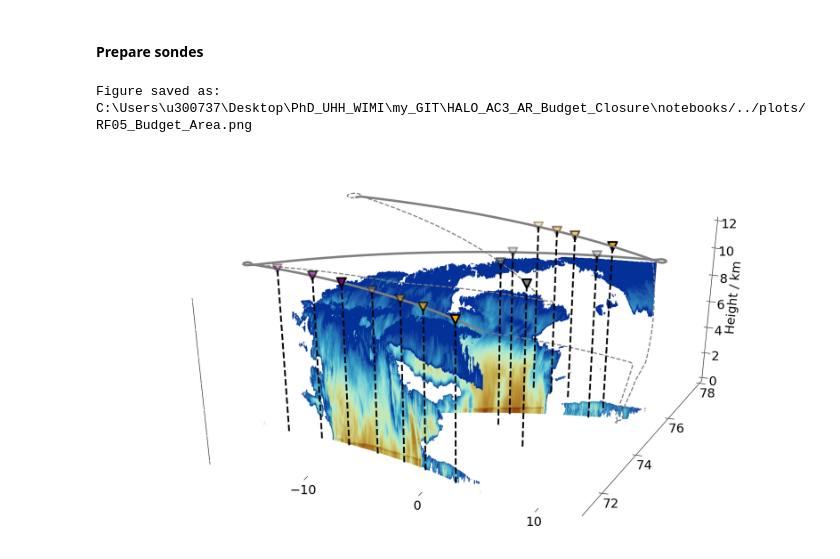
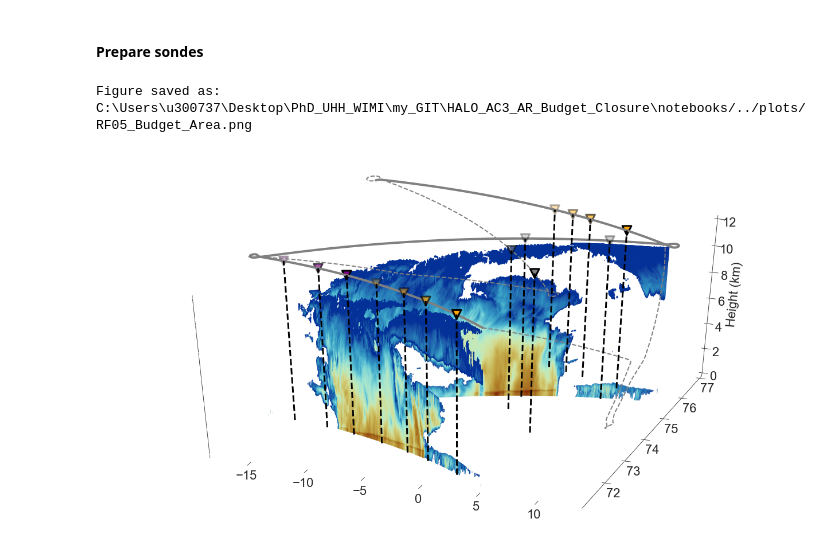
Before and after one commit to hdorff94/HALO_AC3_AR_Budget_Closure, a Jupyter notebook: notebooks/internal_radar_precipitation.ipynb, the cells around one changed output. Drawn from its saved outputs; the diff is of its cells as text; code cells hidden in the pictures.

```diff
--- a/notebooks/internal_radar_precipitation.ipynb
+++ b/notebooks/internal_radar_precipitation.ipynb
@@ -55,11 +55,11 @@ class HiddenPrints:
 campaign="HALO_AC3"
 ar_of_day="AR_entire_1"
 flight=["RF05"]
-reflectivity_for_snow="Z_e"
+reflectivity_for_snow="Z_g"
 sector_to_plot="warm"
 take_arbitary=True
 do_plotting=True
-calibrated_radar=True
+calibrated_radar=False
 
 from simplified_flight_leg_handling import simplified_run_grid_main
 with HiddenPrints():
@@ -801,7 +752,6 @@ else:
 from mpl_toolkits.mplot3d import Axes3D  # noqa: F401 unused import
 
 from matplotlib.collections import LineCollection
-#from matplotlib import cbook
 from matplotlib import cm
 from matplotlib.colors import LightSource
 from cmcrameri import cm as cmaeri
@@ -824,9 +774,6 @@ else:
     curved_radar=processed_radar.sel({"time":slice(time_start,time_end)})
 
 # Radar period
-
-#time_start=pd.Timestamp(inflow_times[0])#-pd.Timedelta("10min")
-#time_end  =pd.Timestamp(outflow_times[-1])#+pd.Timedelta("10min")
 curved_radar=pd.DataFrame(data=np.array(processed_radar["dBZg"][:]),
                           index=pd.DatetimeIndex(np.array(processed_radar["dBZg"].time[:])),
                           columns=np.array(processed_radar["height"][:]))
@@ -849,39 +796,10 @@ outflow_end_ind=curved_radar.index.get_loc(outflow_times[-1]).start
 
 
 fig, ax = plt.subplots(subplot_kw=dict(projection='3d'),figsize=(22,12))
-
-#ax = plt.axes(projection="3d", xlim=[curved_radar["lon"].values.min()-1,
-#                                     curved_radar["lon"].values.max()+1],
-#            ylim=[curved_radar["lat"].values.min()-1,curved_radar["lat"].values.max()+1],
-#            zlim=[0, 12])
-
-#target_projection = ccrs.PlateCarree()
-#feature = cartopy.feature.NaturalEarthFeature("physical", "coastline", "50m")
-#geoms = feature.geometries()#
-
-#geoms = [target_projection.project_geometry(geom, feature.crs)
-#         for geom in geoms]
-
-#paths = list(itertools.chain.from_iterable(geos_to_path(geom) for geom in geoms))
-
-# At this point, we start working around mpl3d's slightly broken interfaces.
-# So we produce a LineCollection rather than a PathCollection.
-#segments = []
-#for path in paths:
-#    vertices = [vertex for vertex, _ in path.iter_segments()]
-#    vertices = np.asarray(vertices)
-#    segments.append(vertices)
-
-#lc = LineCollection(segments, color="black", zorder=0)
-
-#ax.add_collection3d(lc)
-
 # Plot dropsonde profiles
 sector_colors={"warm_sector":"orange",
               "cold_sector":"purple",
               "internal":"grey"}
-
-                                               #sonde=pd.DataFrame(data=np.nan,columns=["alt","lat","lon"])
 ax.scatter(x_contour[inflow_st_ind:inflow_end_ind,:].flatten(),y_contour[inflow_st_ind:inflow_end_ind,:].flatten(),
            z_contour[inflow_st_ind:inflow_end_ind,:].flatten()/1000,s=0.1,
           c=np.array(curved_radar.iloc[inflow_st_ind:inflow_end_ind,:].values[:]),cmap=cmaeri.roma_r,vmin=-30,vmax=30,
@@ -890,11 +808,9 @@ ax.scatter(x_contour[internal_st_ind:internal_end_ind,:].flatten(),y_contour[int
            z_contour[internal_st_ind:internal_end_ind,:].flatten()/1000,s=0.1,
           c=np.array(curved_radar.iloc[internal_st_ind:internal_end_ind,:].values[:]),cmap=cmaeri.roma_r,vmin=-30,vmax=30,
            zorder=1)
-
 #ax.scatter(x_contour[outflow_st_ind:outflow_end_ind,:].flatten(),y_contour[outflow_st_ind:outflow_end_ind,:].flatten(),
-#           z_contour[outflow_st_ind:outflow_end_ind,:].flatten()/1000,s=0.1,
-#          c=np.array(curved_radar.iloc[outflow_st_ind:outflow_end_ind,:].values[:]),cmap=cmaeri.roma_r,vmin=-30,vmax=30,
-#           zorder=0)
+#       z_contour[outflow_st_ind:outflow_end_ind,:].flatten()/1000,s=0.1,
+#       c=np.array(curved_radar.iloc[outflow_st_ind:outflow_end_ind,:].values[:]),cmap=cmaeri.roma_r,vmin=-30,vmax=30,zorder=0)
 ax.plot(radar_ds["lon"],radar_ds["lat"],z.mean()/1000,color="grey",linewidth=2,ls="--",zorder=4)
 ax.plot(x, y, z.mean()/1000,linewidth=4,color="grey",zorder=4)
 for sector in ["warm_sector","cold_sector","internal"]:
@@ -903,7 +819,7 @@ for sector in ["warm_sector","cold_sector","internal"]:
             sonde_no=relevant_sondes_dict[sector][in_out]
             ax.scatter(Dropsondes["Lon"].iloc[sonde_no],
                     Dropsondes["Lat"].iloc[sonde_no],
-                    z.mean()/1000,#np.array(Dropsondes["alt"][Dropsondes["alt"].keys()[sonde_no].values[:]),
+                    z.mean()/1000,
                     color=sector_colors[sector],marker="v",
                       s=250,edgecolor="k",lw=3,zorder=10)
             ax.plot([Dropsondes["Lon"].iloc[sonde_no],Dropsondes["Lon"].iloc[sonde_no]],
@@ -913,7 +829,7 @@ for sector in ["warm_sector","cold_sector","internal"]:
         sonde_no=relevant_sondes_dict[sector],
         ax.scatter(Dropsondes["Lon"].iloc[sonde_no],
                 Dropsondes["Lat"].iloc[sonde_no],
-                z.mean()/1000,#np.array(Dropsondes["alt"][Dropsondes["alt"].keys()[sonde_no].values[:]),
+                z.mean()/1000,
                 color=sector_colors[sector],marker="v",
                 s=250,edgecolor="k",lw=3,zorder=10)
         ax.plot([Dropsondes["Lon"].iloc[sonde_no],Dropsondes["Lon"].iloc[sonde_no]],
@@ -940,68 +856,37 @@ ax.zaxis.pane.fill = False
 
 # Now set color to white (or whatever is "invisible")
 ax.xaxis.pane.set_edgecolor('w')
 ax.yaxis.pane.set_edgecolor('w')
 ax.zaxis.pane.set_edgecolor('w')
 
 # Bonus: To get rid of the grid as well:
 #ax.xaxis.pane.set_edgecolor('#D0D0D0')
 #ax.yaxis.pane.set_edgecolor('#D0D0D0')
 #ax.zaxis.pane.set_edgecolor('#D0D0D0')
 #ax.xaxis.pane.set_alpha(1)
 #ax.yaxis.pane.set_alpha(1)
 #ax.zaxis.pane.set_alpha(1)
-ax.set_yticks([72,74,76,78])
-ax.set_xticks([-10,0,10])
+
+#ax.set_yticks([72,74,76,78])
+#ax.set_xticks([-10,0,10])
 ax.xaxis._axinfo["grid"].update({"linewidth":1,"color":"w"})
 ax.yaxis._axinfo["grid"].update({"linewidth":2,"color":"w"})
 ax.zaxis._axinfo["grid"].update({"linewidth":2,"color":"w"})
 ax.xaxis.set_tick_params({"width":10})
-ax.yaxis.set_tick_params({"width":10})
+ax.yaxis.set_tick_params({"width":0})
 ax.zaxis.set_tick_params({"width":10})
 # changing grid lines thickness of Y axis to 1 and giving color to red
 #ax.set_xlabel("Longitude / deg",linespacing=10)
 #ax.set_ylabel("Latitude / deg N",linespacing=6.5)
-ax.set_zlabel("Height / km",linespacing=3.1)
+ax.set_zlabel("Height (km)",linespacing=3.1)
 #sns.despine(offset=10,ax=ax)
-#ax = plt.axes(projection="3d",
-#              xlim=[curved_radar["lon"].values.min()-5,
-#                    curved_radar["lon"].values.max()+5],
-#              ylim=[curved_radar["lat"].values.min()-5,
-#                    curved_radar["lat"].values.max()+5],
-#              zlim=[0, 12])
-
-#ax1 = plt.subplot(2,2,1,projection=ccrs.AzimuthalEquidistant(
-#                                central_longitude=central_lon,
-#                                central_latitude=central_lat))
-    # IVT convergence as background based on ERA5
-#C1=ax1.scatter(np.rad2deg(hydro_ds["clon"]),
-#            np.rad2deg(hydro_ds.clat),c=hydro_ds["hourly_prec"][0,:],
-#            cmap="GnBu",s=0.5,vmin=0.0,vmax=1,
-#            transform=ccrs.PlateCarree())
-#ax1.plot([halo_df["longitude"].min(),halo_df["longitude"].min(),
-#          halo_df["longitude"].max(),halo_df["longitude"].max(),
-#          halo_df["longitude"].min()],
-#          [halo_df["latitude"].min(),halo_df["latitude"].max(),
-#          halo_df["latitude"].max(),halo_df["latitude"].min(),
-#          halo_df["latitude"].min()],
-#          lw=3,ls="--",color="purple",
-#          transform=ccrs.PlateCarree(),zorder=3)
-
-#ax.coastlines(resolution="50m")
-#gl1=ax1.gridlines(draw_labels=True,dms=True,
-#                          x_inline=False,y_inline=False)
-#ax1.plot(processed_radar["lon"],processed_radar["lat"],color="k",ls="--",lw=1,transform=ccrs.PlateCarree())
-#ax1.set_extent([halo_df["longitude"].min()-5,halo_df["longitude"].max()+5,
-#                halo_df["latitude"].min()-5,halo_df["latitude"].max()+5])
 # To use a custom hillshading mode, override the built-in shading and pass
 # in the rgb colors of the shaded surface calculated from "shade".
 #rgb = ls.shade(z, cmap=cm.gist_earth, vert_exag=0.1, blend_mode='soft')
-#ax.set_zlim([0,12])
 fig_name="RF05_Budget_Area.png"
 fig.savefig(plot_path+fig_name,dpi=300,bbox_inches="tight")
 print("Figure saved as:",plot_path+fig_name)
-#plt.show()
 # %% [output]
 Figure saved as: C:\Users\u300737\Desktop\PhD_UHH_WIMI\my_GIT\HALO_AC3_AR_Budget_Closure\notebooks/../plots/RF05_Budget_Area.png
-[figure, old version]
+[figure, new version]
 # %%
```
Also changed, not shown: parts of 19 cells of this notebook, 1 other file.
